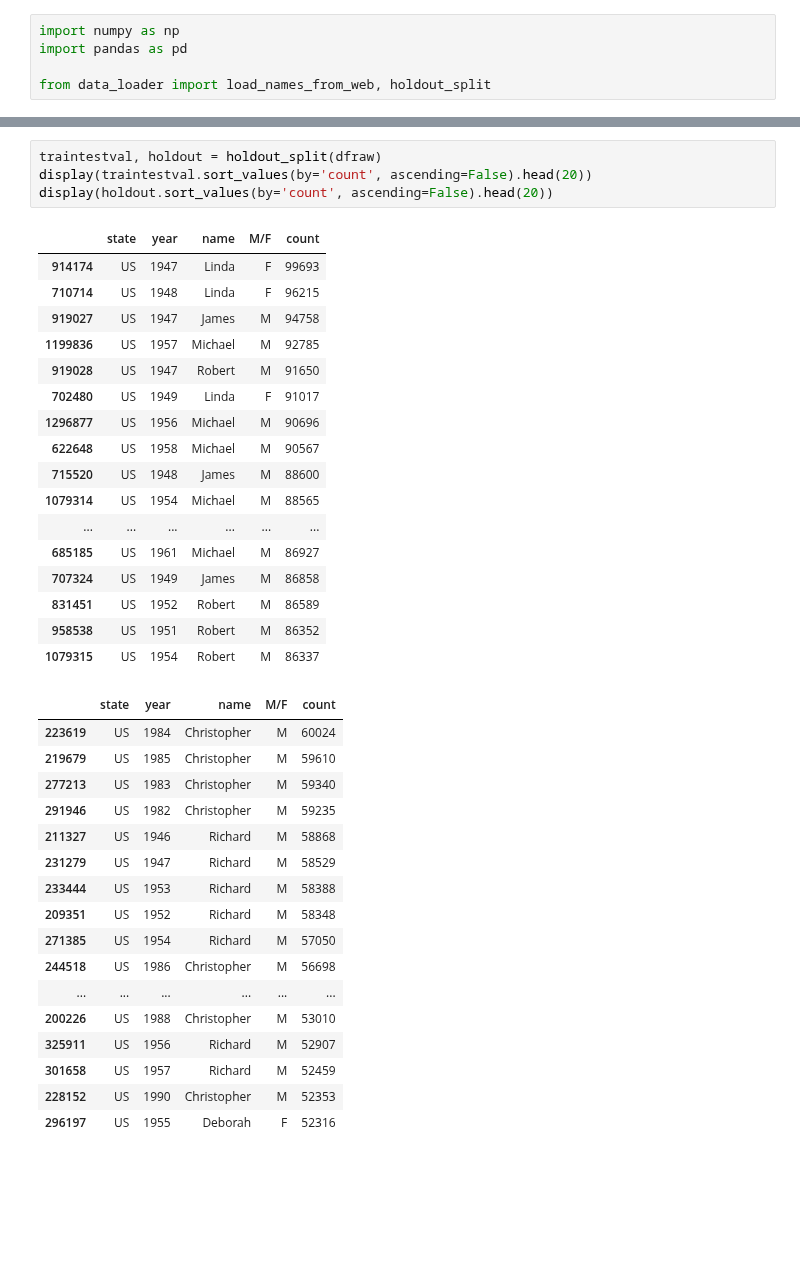
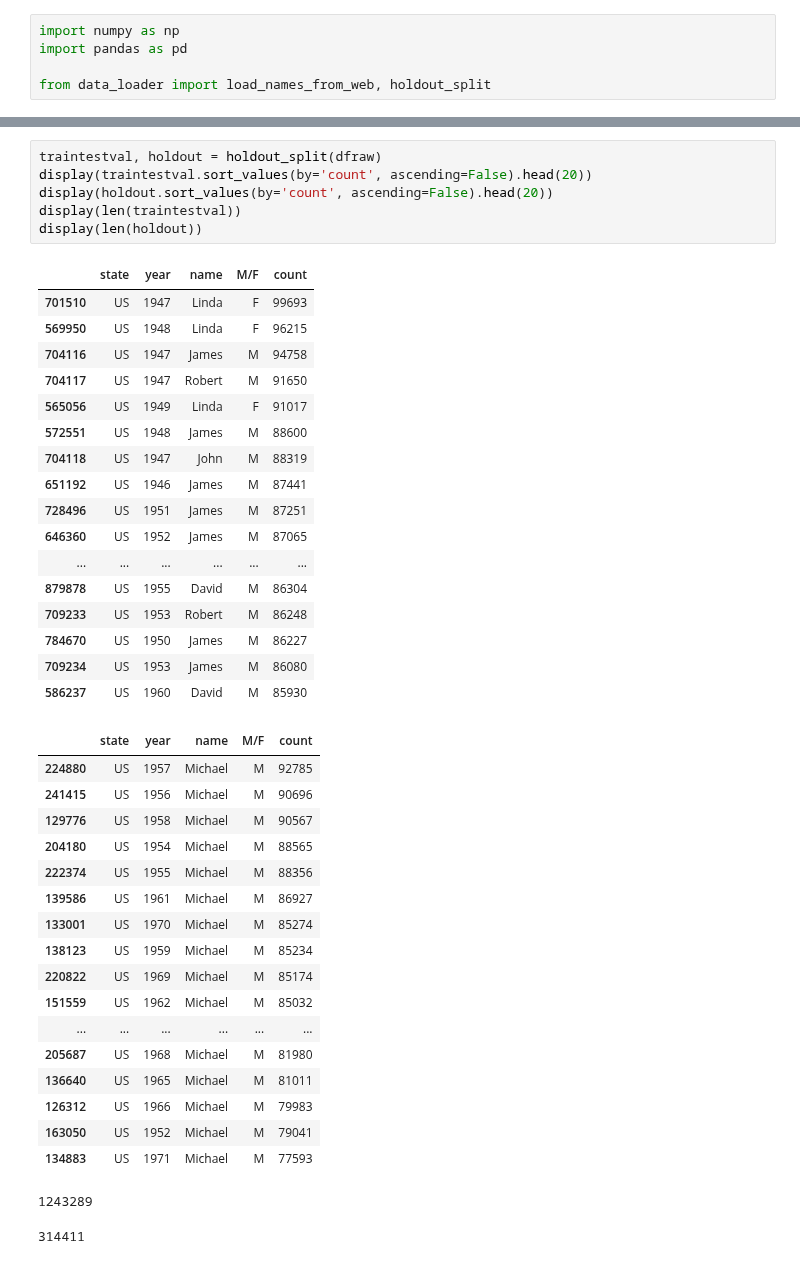
Before and after one commit to paulsch1/capstone, a Jupyter notebook: cap6_train_test_split.ipynb, the cells around one changed output, grey strips where cells are left out. Saved outputs shown, nothing was run; the diff lists cells and outputs as text; blank space fills up the shorter version.

```diff
--- a/cap6_train_test_split.ipynb
+++ b/cap6_train_test_split.ipynb
@@ -27,42 +27,46 @@ dfraw.sample(20)
 # %%
 traintestval, holdout = holdout_split(dfraw)
 display(traintestval.sort_values(by='count', ascending=False).head(20))
 display(holdout.sort_values(by='count', ascending=False).head(20))
+display(len(traintestval))
+display(len(holdout))
 # %% [output]
 |  | state | year | name | M/F | count |
-| 914174 | US | 1947 | Linda | F | 99693 |
-| 710714 | US | 1948 | Linda | F | 96215 |
-| 919027 | US | 1947 | James | M | 94758 |
-| 1199836 | US | 1957 | Michael | M | 92785 |
-| 919028 | US | 1947 | Robert | M | 91650 |
-| 702480 | US | 1949 | Linda | F | 91017 |
-| 1296877 | US | 1956 | Michael | M | 90696 |
-| 622648 | US | 1958 | Michael | M | 90567 |
-| 715520 | US | 1948 | James | M | 88600 |
-| 1079314 | US | 1954 | Michael | M | 88565 |
+| 701510 | US | 1947 | Linda | F | 99693 |
+| 569950 | US | 1948 | Linda | F | 96215 |
+| 704116 | US | 1947 | James | M | 94758 |
+| 704117 | US | 1947 | Robert | M | 91650 |
+| 565056 | US | 1949 | Linda | F | 91017 |
+| 572551 | US | 1948 | James | M | 88600 |
+| 704118 | US | 1947 | John | M | 88319 |
+| 651192 | US | 1946 | James | M | 87441 |
+| 728496 | US | 1951 | James | M | 87251 |
+| 646360 | US | 1952 | James | M | 87065 |
 | ... | ... | ... | ... | ... | ... |
-| 685185 | US | 1961 | Michael | M | 86927 |
-| 707324 | US | 1949 | James | M | 86858 |
-| 831451 | US | 1952 | Robert | M | 86589 |
-| 958538 | US | 1951 | Robert | M | 86352 |
-| 1079315 | US | 1954 | Robert | M | 86337 |
+| 879878 | US | 1955 | David | M | 86304 |
+| 709233 | US | 1953 | Robert | M | 86248 |
+| 784670 | US | 1950 | James | M | 86227 |
+| 709234 | US | 1953 | James | M | 86080 |
+| 586237 | US | 1960 | David | M | 85930 |
 |  | state | year | name | M/F | count |
-| 223619 | US | 1984 | Christopher | M | 60024 |
-| 219679 | US | 1985 | Christopher | M | 59610 |
-| 277213 | US | 1983 | Christopher | M | 59340 |
-| 291946 | US | 1982 | Christopher | M | 59235 |
-| 211327 | US | 1946 | Richard | M | 58868 |
-| 231279 | US | 1947 | Richard | M | 58529 |
-| 233444 | US | 1953 | Richard | M | 58388 |
-| 209351 | US | 1952 | Richard | M | 58348 |
-| 271385 | US | 1954 | Richard | M | 57050 |
-| 244518 | US | 1986 | Christopher | M | 56698 |
+| 224880 | US | 1957 | Michael | M | 92785 |
+| 241415 | US | 1956 | Michael | M | 90696 |
+| 129776 | US | 1958 | Michael | M | 90567 |
+| 204180 | US | 1954 | Michael | M | 88565 |
+| 222374 | US | 1955 | Michael | M | 88356 |
+| 139586 | US | 1961 | Michael | M | 86927 |
+| 133001 | US | 1970 | Michael | M | 85274 |
+| 138123 | US | 1959 | Michael | M | 85234 |
+| 220822 | US | 1969 | Michael | M | 85174 |
+| 151559 | US | 1962 | Michael | M | 85032 |
 | ... | ... | ... | ... | ... | ... |
-| 200226 | US | 1988 | Christopher | M | 53010 |
-| 325911 | US | 1956 | Richard | M | 52907 |
-| 301658 | US | 1957 | Richard | M | 52459 |
-| 228152 | US | 1990 | Christopher | M | 52353 |
-| 296197 | US | 1955 | Deborah | F | 52316 |
+| 205687 | US | 1968 | Michael | M | 81980 |
+| 136640 | US | 1965 | Michael | M | 81011 |
+| 126312 | US | 1966 | Michael | M | 79983 |
+| 163050 | US | 1952 | Michael | M | 79041 |
+| 134883 | US | 1971 | Michael | M | 77593 |
+1243289
+314411
 # %%
 trainval, test = holdout_split(traintestval)
 display(trainval.sort_values(by='count', ascending=False).head(20))
```
Also changed, not shown: parts of 3 cells of this notebook, 1 other file.
